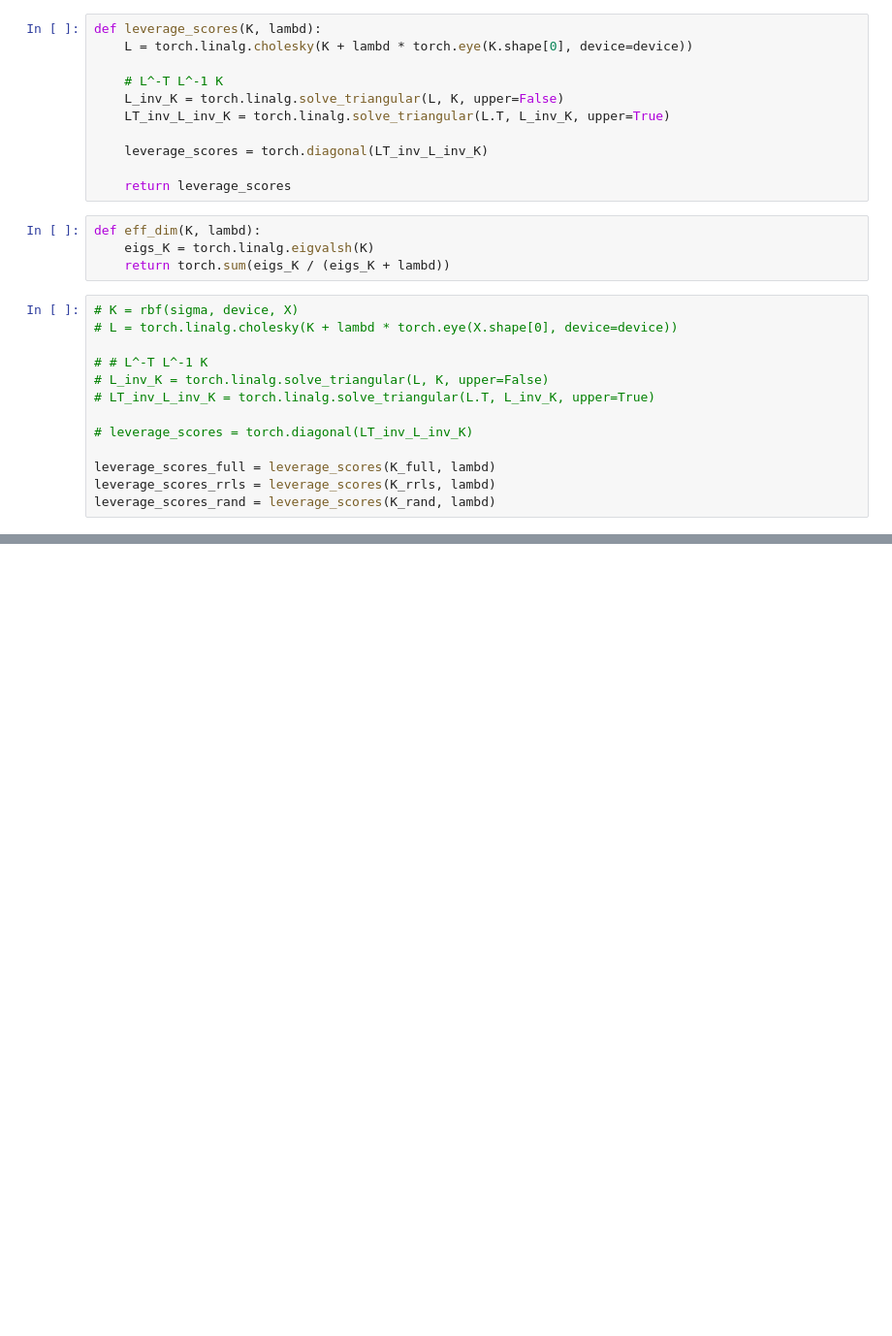
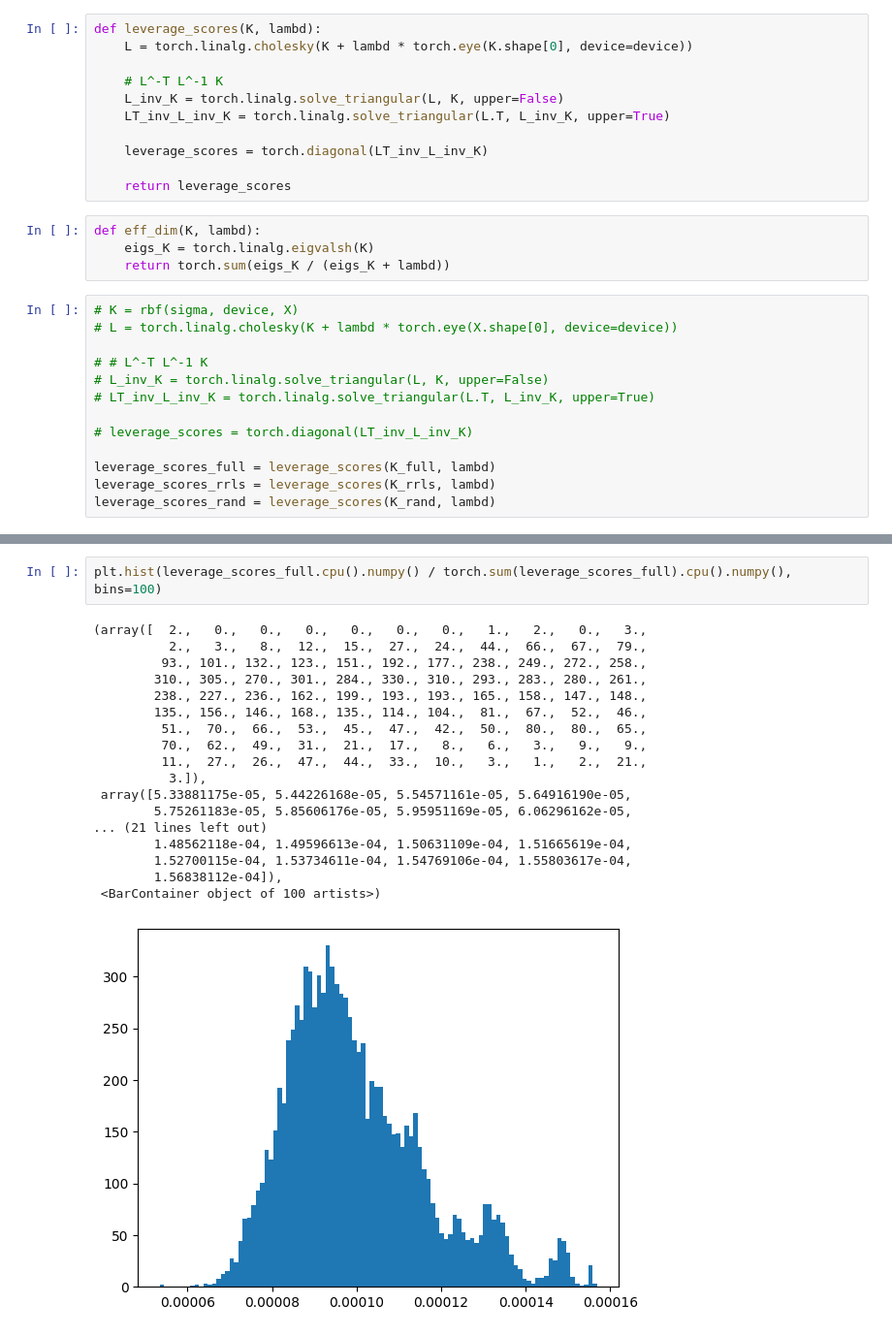
Before and after one commit to aliceitmushuk/fast_krr_alisver, a Jupyter notebook: testing/rls.ipynb, the cells around one changed output, grey strips where cells are left out. Shown at 97% size. Drawn from its saved outputs; the diff is of its cells as text; blank space fills up the shorter version.

```diff
--- a/testing/rls.ipynb
+++ b/testing/rls.ipynb
@@ -300,3 +311,24 @@ plt.hist(leverage_scores_full.cpu().numpy(), bins=100)
+# %%
+plt.hist(leverage_scores_full.cpu().numpy() / torch.sum(leverage_scores_full).cpu().numpy(), bins=100)
+# %% [output]
+(array([  2.,   0.,   0.,   0.,   0.,   0.,   0.,   1.,   2.,   0.,   3.,
+          2.,   3.,   8.,  12.,  15.,  27.,  24.,  44.,  66.,  67.,  79.,
+         93., 101., 132., 123., 151., 192., 177., 238., 249., 272., 258.,
+        310., 305., 270., 301., 284., 330., 310., 293., 283., 280., 261.,
+        238., 227., 236., 162., 199., 193., 193., 165., 158., 147., 148.,
+        135., 156., 146., 168., 135., 114., 104.,  81.,  67.,  52.,  46.,
+         51.,  70.,  66.,  53.,  45.,  47.,  42.,  50.,  80.,  80.,  65.,
+         70.,  62.,  49.,  31.,  21.,  17.,   8.,   6.,   3.,   9.,   9.,
+         11.,  27.,  26.,  47.,  44.,  33.,  10.,   3.,   1.,   2.,  21.,
+          3.]),
+ array([5.33881175e-05, 5.44226168e-05, 5.54571161e-05, 5.64916190e-05,
+        5.75261183e-05, 5.85606176e-05, 5.95951169e-05, 6.06296162e-05,
+... (21 lines left out)
+        1.48562118e-04, 1.49596613e-04, 1.50631109e-04, 1.51665619e-04,
+        1.52700115e-04, 1.53734611e-04, 1.54769106e-04, 1.55803617e-04,
+        1.56838112e-04]),
+ <BarContainer object of 100 artists>)
+[figure, added]
 # %%
 plt.hist(leverage_scores_rrls.cpu().numpy(), bins=100)
 # %% [output]
```
Also changed, not shown: parts of 13 cells of this notebook, 1 other file.
